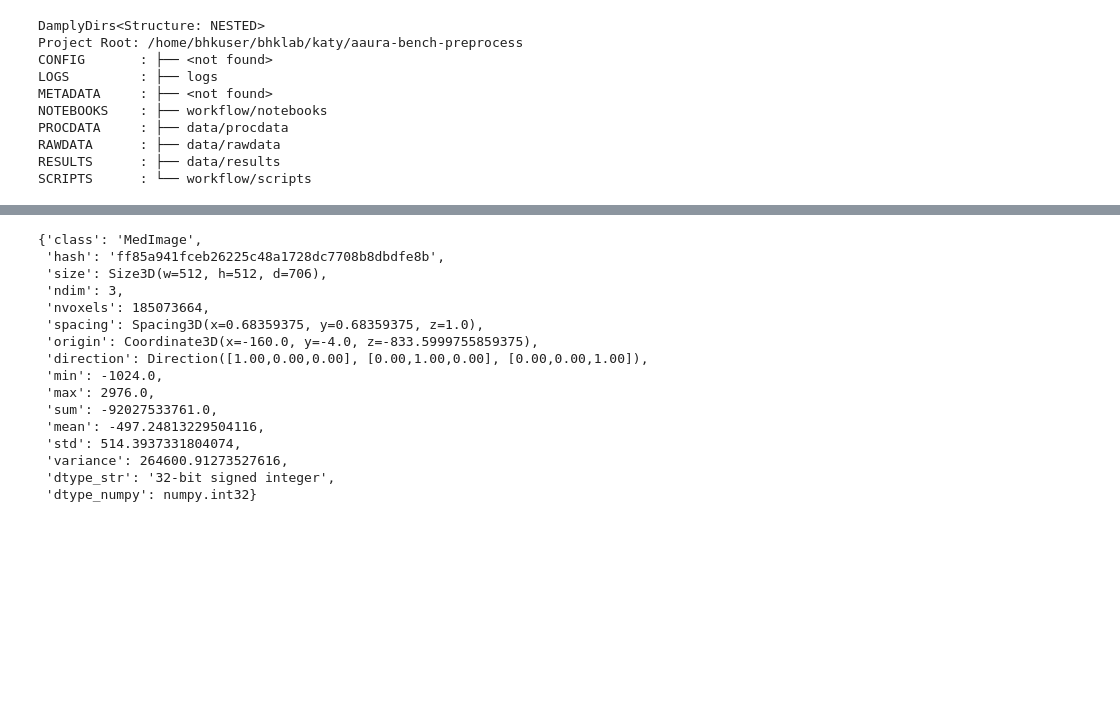
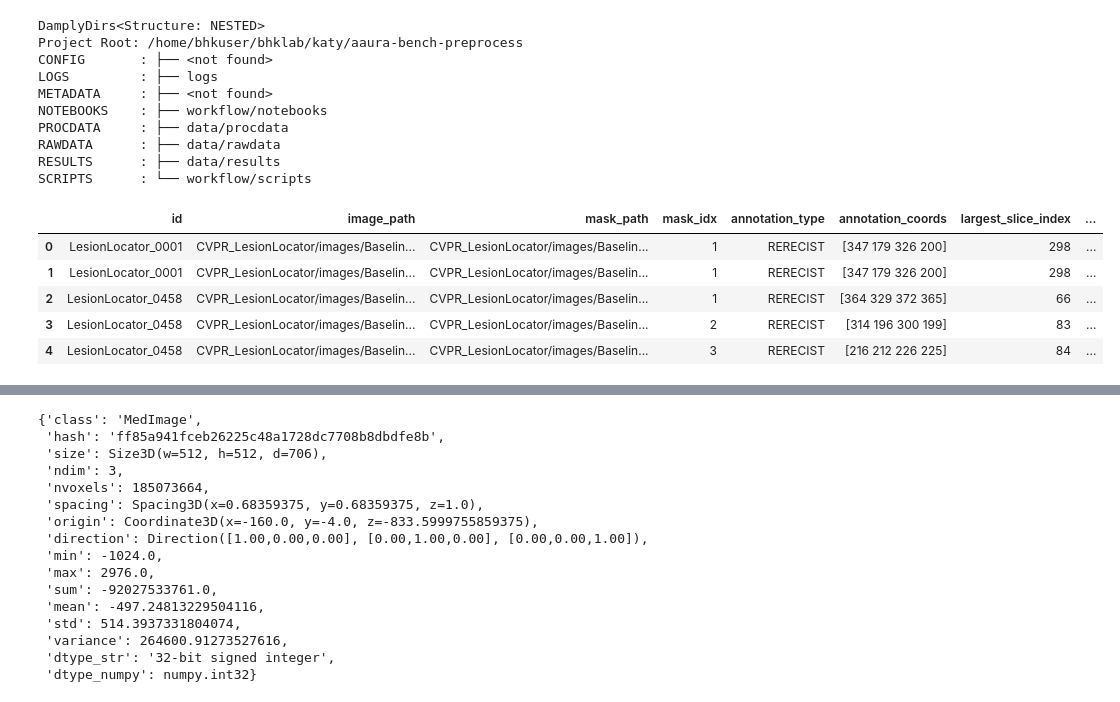
Before and after one commit to bhklab/aaura-bench-preprocess, a Jupyter notebook: workflow/notebooks/dev_notebook.ipynb, the cells around one changed output, grey strips where cells are left out. Drawn from its saved outputs; the diff is of its cells as text; code cells hidden in the pictures; blank space fills up the shorter version.

Commit message:
refactor: debugging append index addition

```diff
--- a/workflow/notebooks/dev_notebook.ipynb
+++ b/workflow/notebooks/dev_notebook.ipynb
@@ -32,3 +39,13 @@ SCRIPTS      : └── workflow/scripts
 # %%
 dataset = "CVPR_LesionLocator"
 # sample_id = "LesionLocator_0001"
+# %%
+dataset_index_df = pd.read_csv("data/procdata/CVPR_LesionLocator/images/Baseline/Baseline_aaura_index.csv")
+dataset_index_df
+# %% [output]
+|  | id | image_path | mask_path | mask_idx | annotation_type | annotation_coords | largest_slice_index | ... |
+| 0 | LesionLocator_0001 | CVPR_LesionLocator/images/Baselin... | CVPR_LesionLocator/images/Baselin... | 1 | RERECIST | [347 179 326 200] | 298 | ... |
+| 1 | LesionLocator_0001 | CVPR_LesionLocator/images/Baselin... | CVPR_LesionLocator/images/Baselin... | 1 | RERECIST | [347 179 326 200] | 298 | ... |
+| 2 | LesionLocator_0458 | CVPR_LesionLocator/images/Baselin... | CVPR_LesionLocator/images/Baselin... | 1 | RERECIST | [364 329 372 365] | 66 | ... |
+| 3 | LesionLocator_0458 | CVPR_LesionLocator/images/Baselin... | CVPR_LesionLocator/images/Baselin... | 2 | RERECIST | [314 196 300 199] | 83 | ... |
+| 4 | LesionLocator_0458 | CVPR_LesionLocator/images/Baselin... | CVPR_LesionLocator/images/Baselin... | 3 | RERECIST | [216 212 226 225] | 84 | ... |
```
Also changed, not shown: parts of 11 cells of this notebook.
